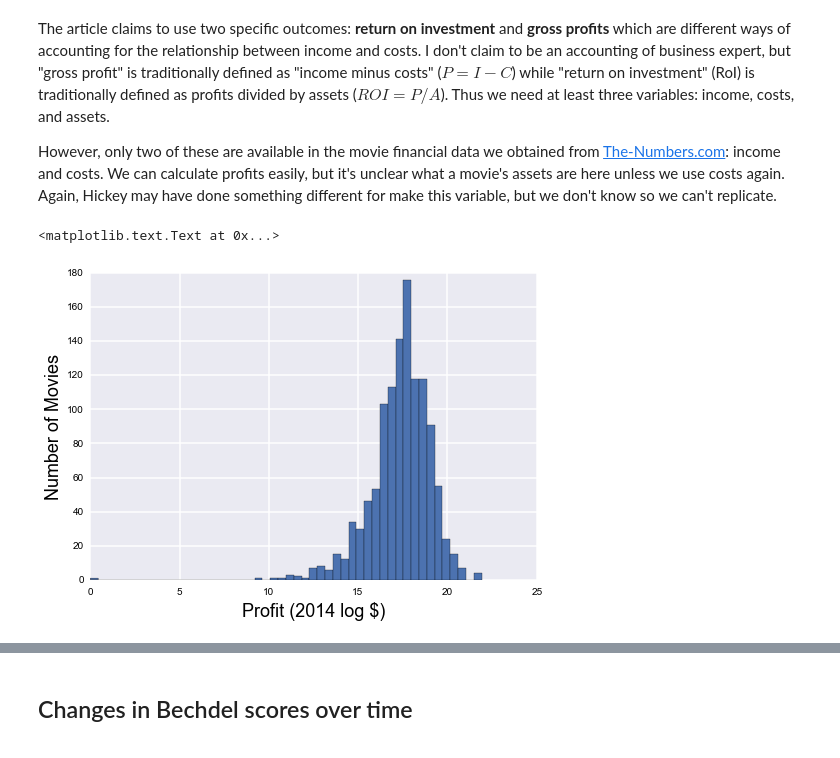
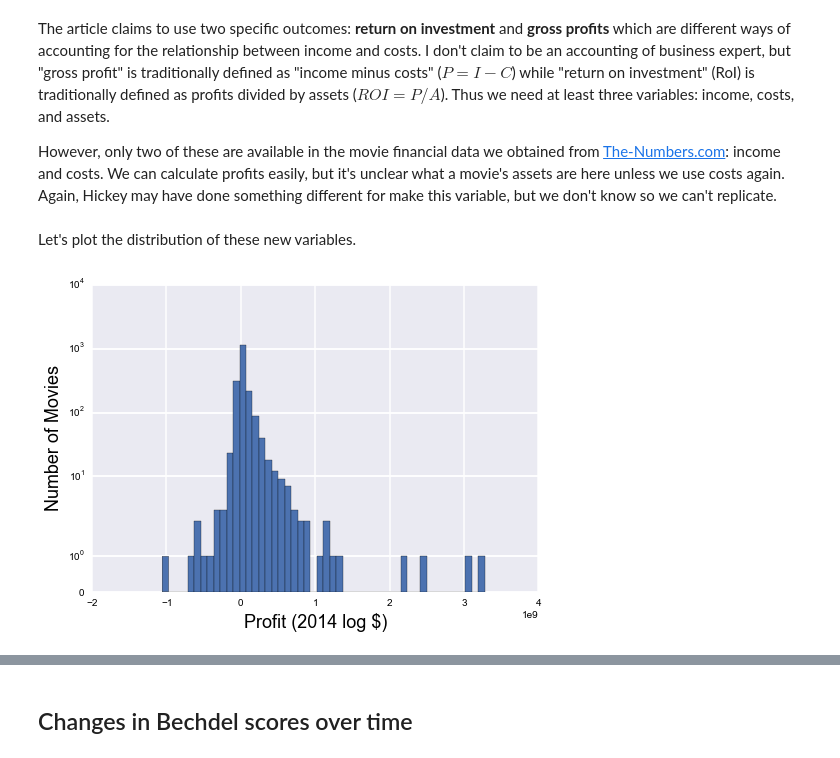
Before and after one commit to brianckeegan/Bechdel, a Jupyter notebook: Bechdel_test.ipynb, the cells around one changed output, grey strips where cells are left out. Drawn from its saved outputs; the diff is of its cells as text; code cells hidden in the pictures.

Commit message:
Adding discussion on ROI and profit

```diff
--- a/Bechdel_test.ipynb
+++ b/Bechdel_test.ipynb
@@ -344,10 +344,12 @@ However, only two of these are available in the movie financial data we obtained
 # %%
 df['Profit'] = df['Adj_Revenue'] - df['Adj_Budget']
 df['ROI'] = df['Profit']/df['Adj_Budget']
+# %% [markdown]
+Let's plot the distribution of these new variables.
 # %%
-np.log(df['Profit']+1).hist(bins=50)
+df['Profit'].hist(bins=50)
 plt.xlabel('Profit (2014 log $)',fontsize=18)
 plt.ylabel('Number of Movies',fontsize=18)
+plt.yscale('symlog')
 # %% [output]
-<matplotlib.text.Text at 0x...>
-[figure, old version]
+[figure, new version]
```
Also changed, not shown: parts of 2 cells of this notebook.
